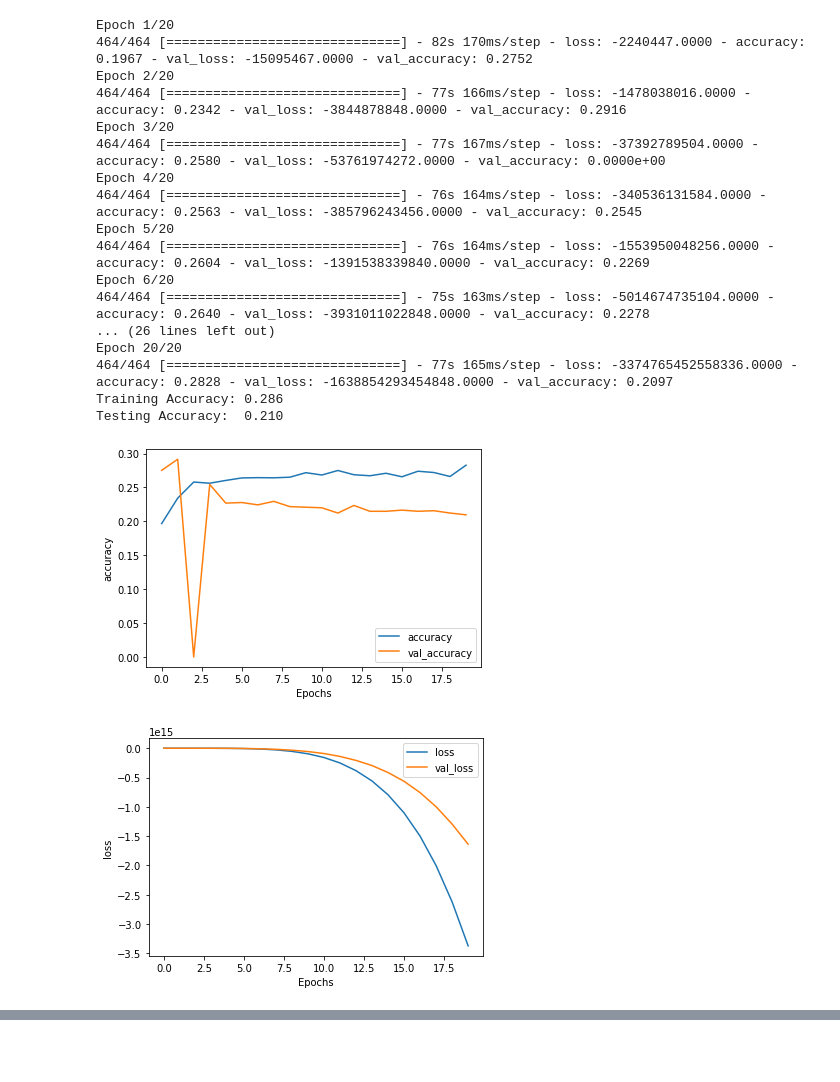
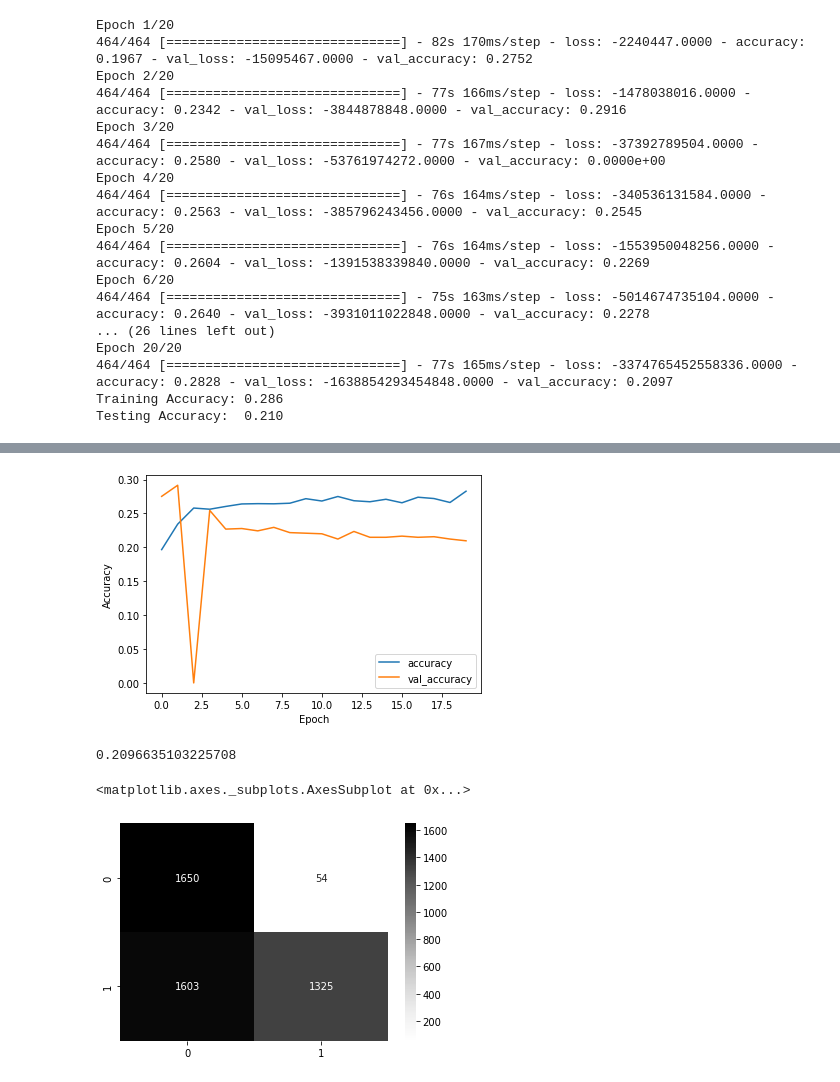
Before and after one commit to Prantick40th/Soft-Computing-4.2, a Jupyter notebook: Assignment_02_170204030.ipynb, the cells around one changed output, grey strips where cells are left out. Drawn from its saved outputs; the diff is of its cells as text; code cells hidden in the pictures; blank space fills up the shorter version.

```diff
--- a/Assignment_02_170204030.ipynb
+++ b/Assignment_02_170204030.ipynb
@@ -502,18 +502,12 @@ Epoch 20/20
 464/464 [==============================] - 77s 165ms/step - loss: -3374765452558336.0000 - accuracy: 0.2828 - val_loss: -1638854293454848.0000 - val_accuracy: 0.2097
 Training Accuracy: 0.286
 Testing Accuracy:  0.210
-# %%
-import matplotlib.pyplot as plt
-def plot_graphs(history, string):
-  plt.plot(history.history[string])
-  plt.plot(history.history['val_'+string])
-  plt.xlabel("Epochs")
-  plt.ylabel(string)
-  plt.legend([string, 'val_'+string])
-  plt.show()
-
-plot_graphs(history, 'accuracy')
-plot_graphs(history, 'loss')
-# %% [output]
-[figure, removed]
-[figure, removed]
+# %%
+plt.plot(history.history['accuracy'], label='accuracy')
+plt.plot(history.history['val_accuracy'], label = 'val_accuracy')
+plt.xlabel('Epoch')
+plt.ylabel('Accuracy')
+plt.legend(loc='lower right')
+
+test_loss, test_acc = CNNmodel.evaluate(data_test, y_test, verbose=2)
+# %% [output]
@@ -519,0 +515 @@ plot_graphs(history, 'loss')
+[figure, added]
@@ -519,0 +520,7 @@ plot_graphs(history, 'loss')
+# %%
+print(test_acc)
+sns.heatmap(confusion_matrix(y_train, y_pred), annot = True, fmt = 'g', cmap='Greys')
+# %% [output]
+0.2096635103225708
+<matplotlib.axes._subplots.AxesSubplot at 0x...>
+[figure, added]
```
Also changed, not shown: parts of 2 cells of this notebook.
